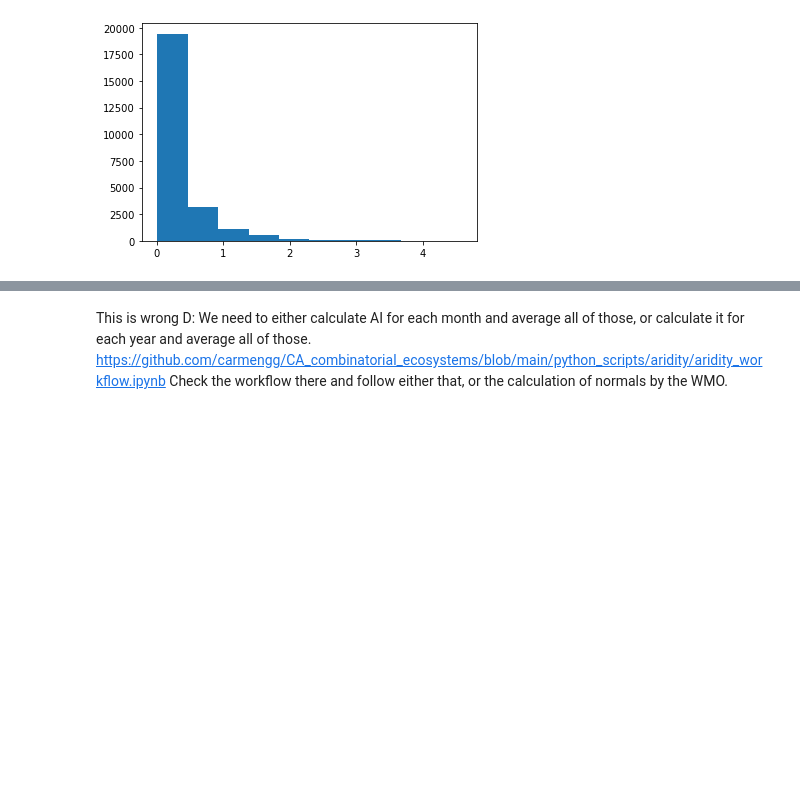
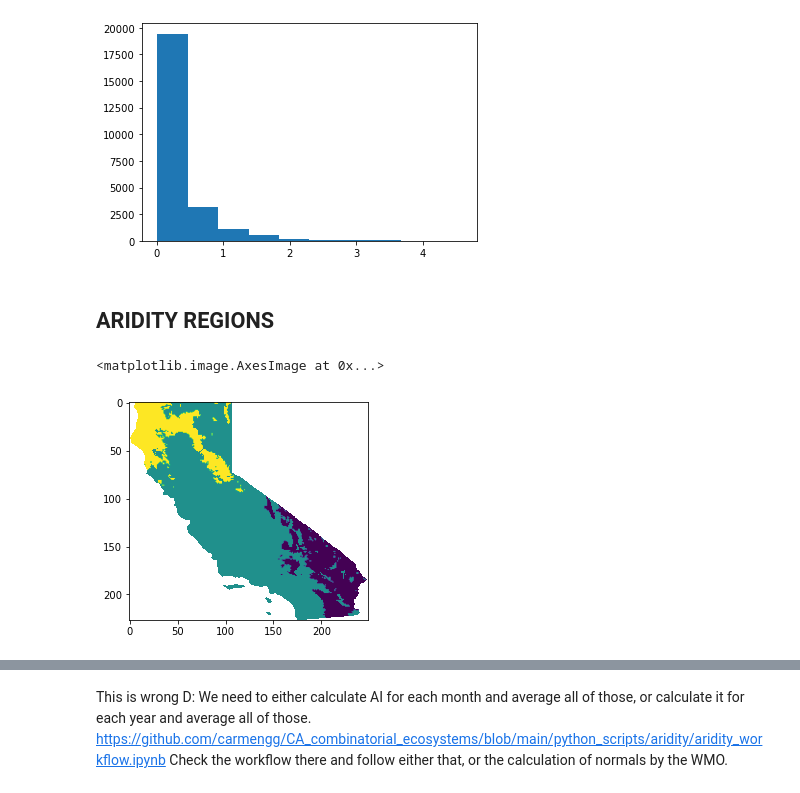
Before and after one commit to carmengg/PlanetComp_aridity_layer, a Jupyter notebook: ca_aridity_TRIALS.ipynb, the cells around one changed output, grey strips where cells are left out. Drawn from its saved outputs; the diff is of its cells as text; code cells hidden in the pictures; blank space fills up the shorter version.

Commit message:
fixed aridity regions map

```diff
--- a/ca_aridity_TRIALS.ipynb
+++ b/ca_aridity_TRIALS.ipynb
@@ -413,0 +400,17 @@ plt.imshow(arid_rgns)
+# %% [markdown]
+## ARIDITY REGIONS
+# %%
+# extract numpy.ndarray
+ai_rgns = ai2020.to_numpy()
+# establish thresholds
+k = [0.05,0.65]
+
+ai_rgns[np.where(k[1]<=ai_rgns)] = 3
+ai_rgns[np.where( (k[0]<=ai_rgns) & (ai_rgns<k[1]))] = 2
+ai_rgns[np.where( ai_rgns< k[0])] = 1
+
+
+plt.imshow(ai_rgns)
+# %% [output]
+<matplotlib.image.AxesImage at 0x...>
+[figure, added]
```
Also changed, not shown: parts of 4 cells of this notebook.
